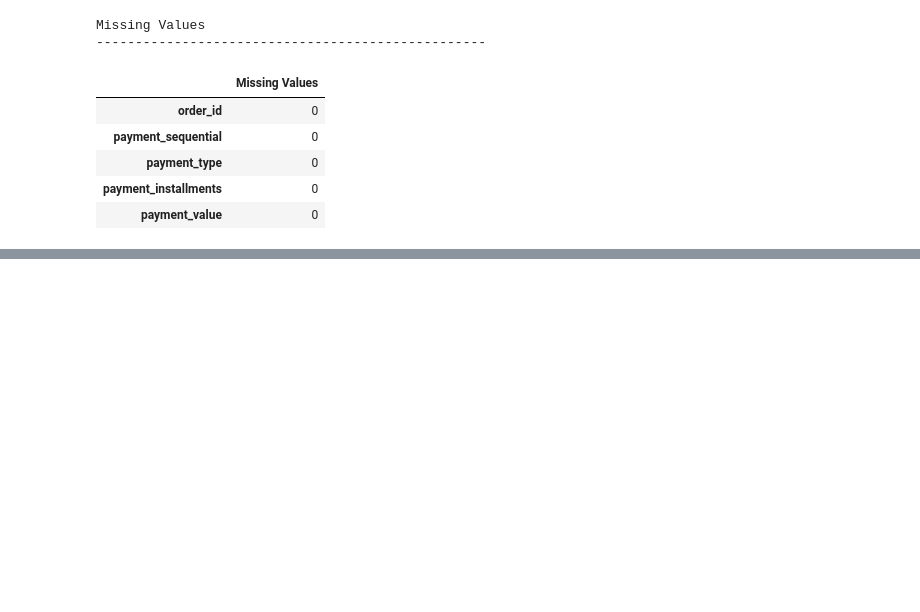
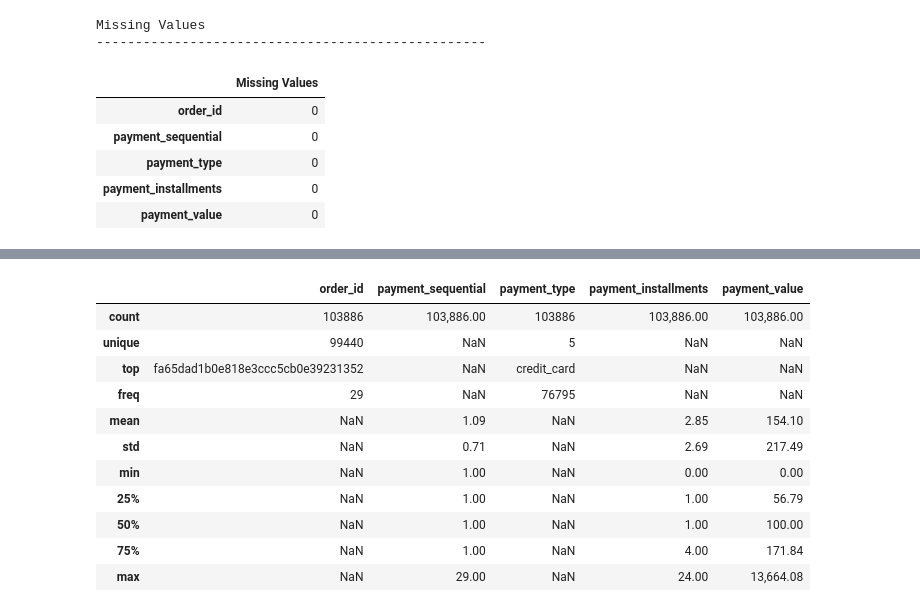
Before and after one commit to laplacepaul/ecommerce-growth-analytics, a Jupyter notebook: notebooks/01_data_audit.ipynb, the cells around one changed output, grey strips where cells are left out. Saved outputs shown, nothing was run; the diff lists cells and outputs as text; code cells hidden in the pictures; blank space fills up the shorter version.

```diff
--- a/notebooks/01_data_audit.ipynb
+++ b/notebooks/01_data_audit.ipynb
@@ -622,3 +622,7 @@ Missing Values
 | payment_type | 0 |
 | payment_installments | 0 |
 | payment_value | 0 |
+# %%
+payments = datasets["olist_order_payments_dataset"]
+
+payments.head()
@@ -624,0 +651,15 @@ Missing Values
+# %%
+payments.describe(include="all")
+# %% [output]
+|  | order_id | payment_sequential | payment_type | payment_installments | payment_value |
+| count | 103886 | 103,886.00 | 103886 | 103,886.00 | 103,886.00 |
+| unique | 99440 | NaN | 5 | NaN | NaN |
+| top | fa65dad1b0e818e3ccc5cb0e39231352 | NaN | credit_card | NaN | NaN |
+| freq | 29 | NaN | 76795 | NaN | NaN |
+| mean | NaN | 1.09 | NaN | 2.85 | 154.10 |
+| std | NaN | 0.71 | NaN | 2.69 | 217.49 |
+| min | NaN | 1.00 | NaN | 0.00 | 0.00 |
+| 25% | NaN | 1.00 | NaN | 1.00 | 56.79 |
+| 50% | NaN | 1.00 | NaN | 1.00 | 100.00 |
+| 75% | NaN | 1.00 | NaN | 4.00 | 171.84 |
+| max | NaN | 29.00 | NaN | 24.00 | 13,664.08 |
```
Also changed, not shown: parts of 9 cells of this notebook, 2 other files.
